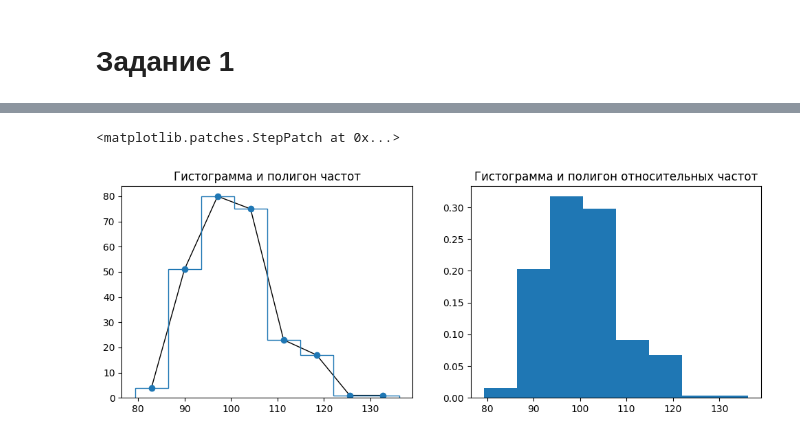
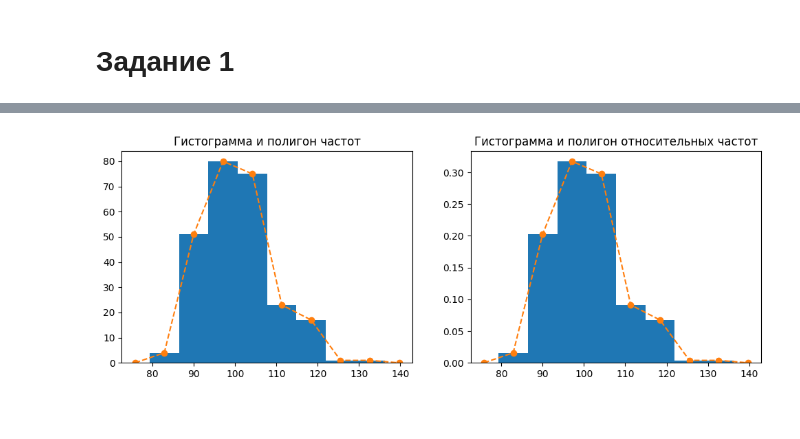
Before and after one commit to litc0x3B/Stats-Labs, a Jupyter notebook: HW.ipynb, the cells around one changed output, grey strips where cells are left out. Cells and saved outputs as stored; diff of their text form; code cells hidden in the pictures.

Commit message:
HW up to 5th task

```diff
--- a/HW.ipynb
+++ b/HW.ipynb
@@ -44,8 +45,10 @@ pd.DataFrame({"Среднее" : task1_1_data.mean(),
 # %%
-task1_2_data = data.loc[:, "B10"]
-bins = math.floor(math.log2(data.index.size) + 1)
-hist, edges = np.histogram(task1_2_data, bins=bins)
-print(f"bins: {bins}  length: {(task1_2_data.max() - task1_2_data.min()) / bins}")
+B10 = data.loc[:, "B10"]
+bins = math.floor(math.log2(B10.count())) + 1
+hist, edges = np.histogram(B10, bins=bins)
+bin_length = (B10.max() - B10.min()) / bins
+n_1 = B10.count()
+print(f"n: {n_1} bins: {bins} length: {bin_length}")
 
 result = pd.DataFrame(columns=["Нижняя граница",\
                                 "Верхняя граница",\
@@ -56,12 +59,11 @@ result = pd.DataFrame(columns=["Нижняя граница",\
 )
 
 sum = 0
-n = task1_2_data.size
 for i in range(hist.size):
-    min = edges[i]
-    max = edges[i + 1]
+    left = edges[i]
+    right = edges[i + 1]
     sum += hist[i]
-    result.loc[i]=[min, max, hist[i], hist[i] / n, sum, sum / n]
+    result.loc[i]=[left, right, hist[i], hist[i] / n_1, sum, sum / n_1]
 
 result
 # %% [output]
@@ -78,18 +80,13 @@ bins: 8  length: 7.112499999999999
 # %%
-from matplotlib.patches import Polygon
-
 fig, ax = plt.subplots(1, 2)
 fig.set_size_inches(12, 4)
 
 ax[0].set_title("Гистограмма и полигон частот")
-points = np.array([[(edges[i+1] - edges[i]) / 2 + edges[i], hist[i]] for i in range(hist.size)])
-points = np.vstack([points, [edges[0] - ]])
-ax[0].add_patch(Polygon(points, closed=False, fill=False))
-ax[0].scatter(points[:, 0], points[:, 1])
-ax[0].stairs(hist, edges=edges, fill=False)
+ax[0].stairs(hist, edges=edges, fill=True)
+ax[0].plot(np.concatenate(([edges[0] - bin_length], edges)) + bin_length / 2, np.concatenate(([0], hist, [0])), linestyle='--', marker='o')
 
 ax[1].set_title("Гистограмма и полигон относительных частот")
-ax[1].stairs(hist / n, edges=edges, fill=True)
+ax[1].stairs(hist / n_1, edges=edges, fill=True)
+_ = ax[1].plot(np.concatenate(([edges[0] - bin_length], edges)) + bin_length / 2, np.concatenate(([0], hist, [0])) / n_1, linestyle='--', marker='o')
 # %% [output]
-<matplotlib.patches.StepPatch at 0x...>
-[figure, old version]
+[figure, new version]
```
Also changed, not shown: parts of 44 cells of this notebook.
